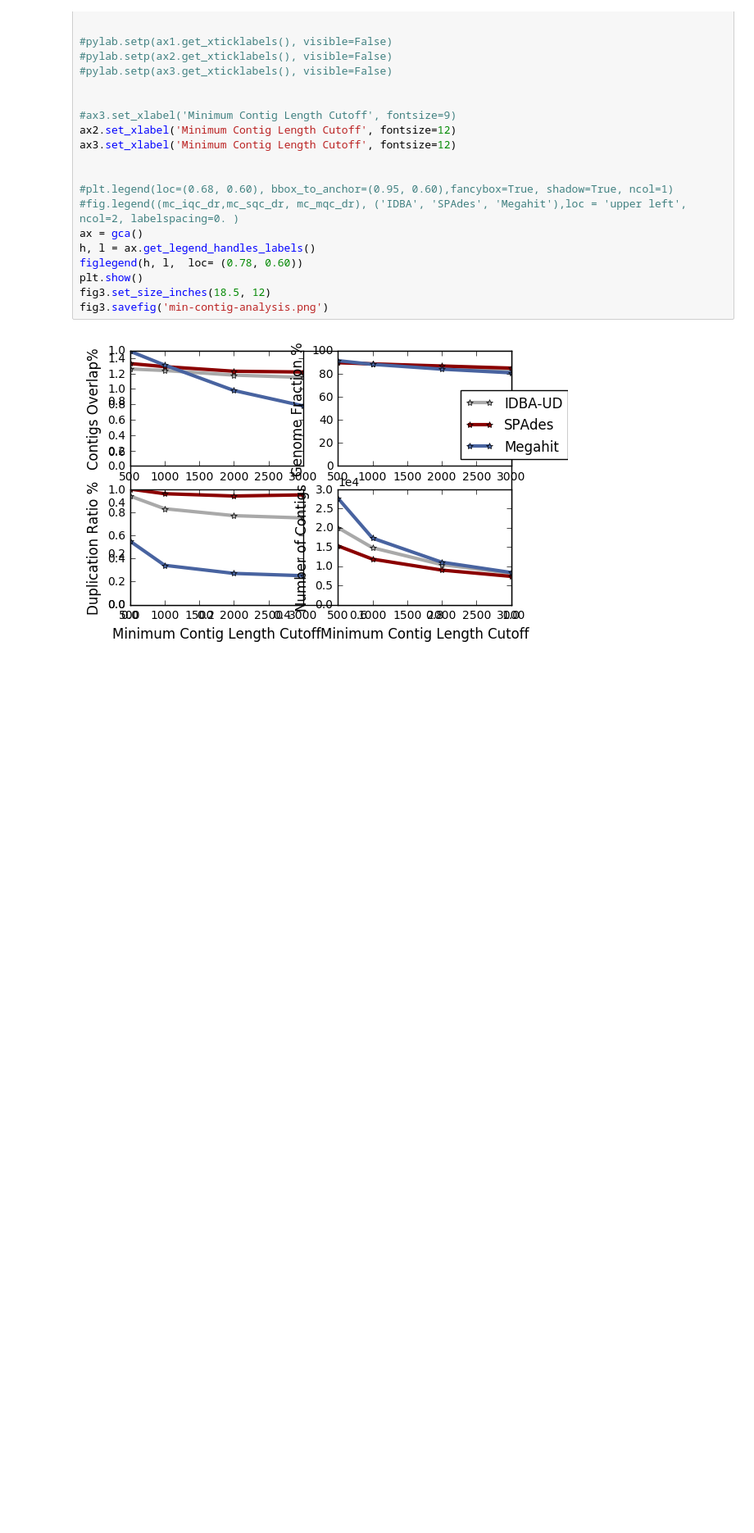
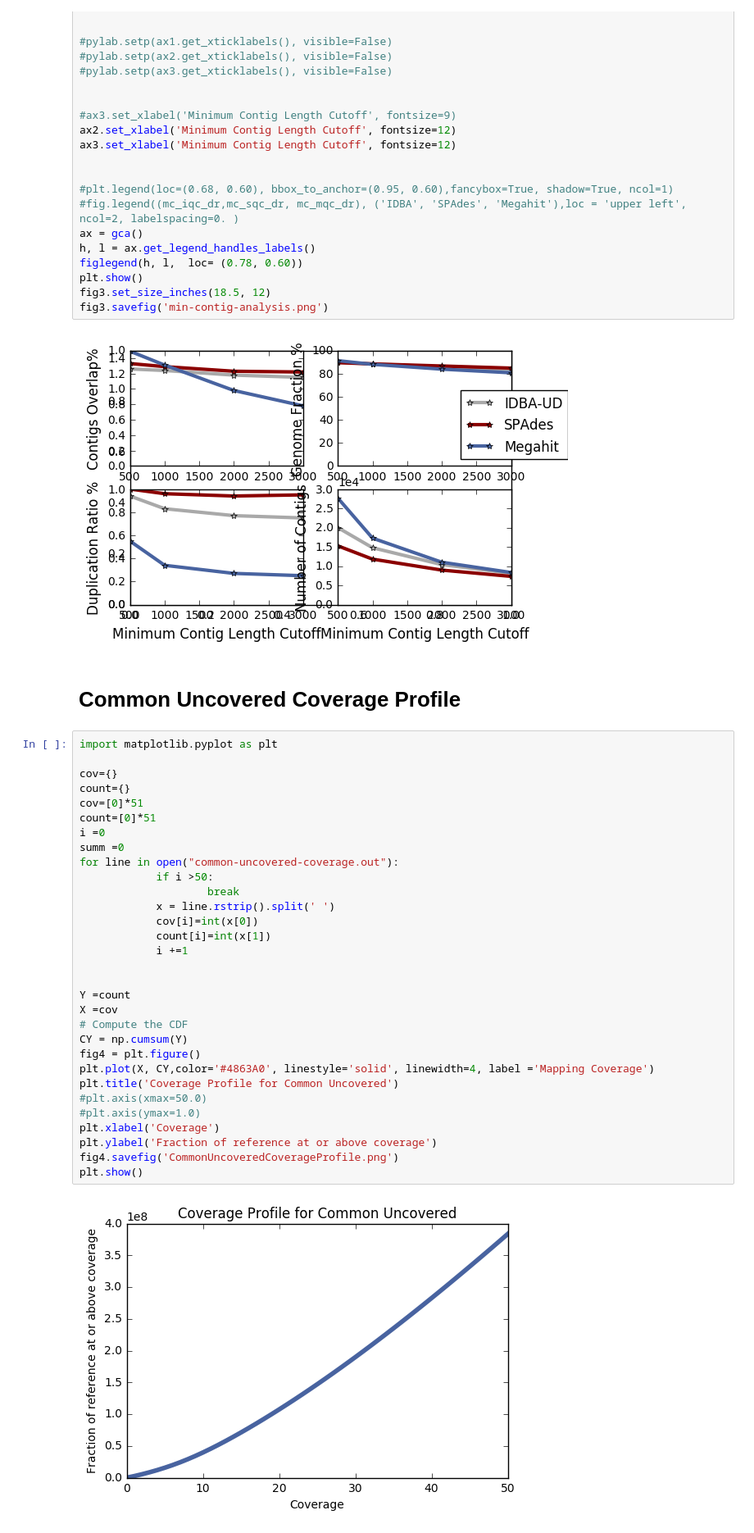
Before and after one commit to dib-lab/2015-metagenome-assembly, a Jupyter notebook: pipeline/figures.ipynb, the cells around one changed output. Shown: that part at 82% size. Cells and saved outputs as stored; diff of their text form; blank space fills up the shorter version.

Commit message:
add uncovered

```diff
--- a/pipeline/figures.ipynb
+++ b/pipeline/figures.ipynb
@@ -284,3 +286,38 @@ fig3.set_size_inches(18.5, 12)
 fig3.savefig('min-contig-analysis.png')
 # %% [output]
 [figure]
+# %% [markdown]
+# Common Uncovered Coverage Profile
+# %%
+import matplotlib.pyplot as plt
+
+cov={}
+count={}
+cov=[0]*51
+count=[0]*51
+i =0
+summ =0
+for line in open("common-uncovered-coverage.out"):
+            if i >50:
+                    break
+            x = line.rstrip().split(' ')
+            cov[i]=int(x[0])
+            count[i]=int(x[1])
+            i +=1
+
+
+Y =count
+X =cov
+# Compute the CDF
+CY = np.cumsum(Y)
+fig4 = plt.figure()
+plt.plot(X, CY,color='#4863A0', linestyle='solid', linewidth=4, label ='Mapping Coverage')
+plt.title('Coverage Profile for Common Uncovered')
+#plt.axis(xmax=50.0)
+#plt.axis(ymax=1.0)
+plt.xlabel('Coverage')
+plt.ylabel('Fraction of reference at or above coverage')
+fig4.savefig('CommonUncoveredCoverageProfile.png')
+plt.show()
+# %% [output]
+[figure, added]
```
Also changed, not shown: parts of 1 cell of this notebook, 1 other file.
